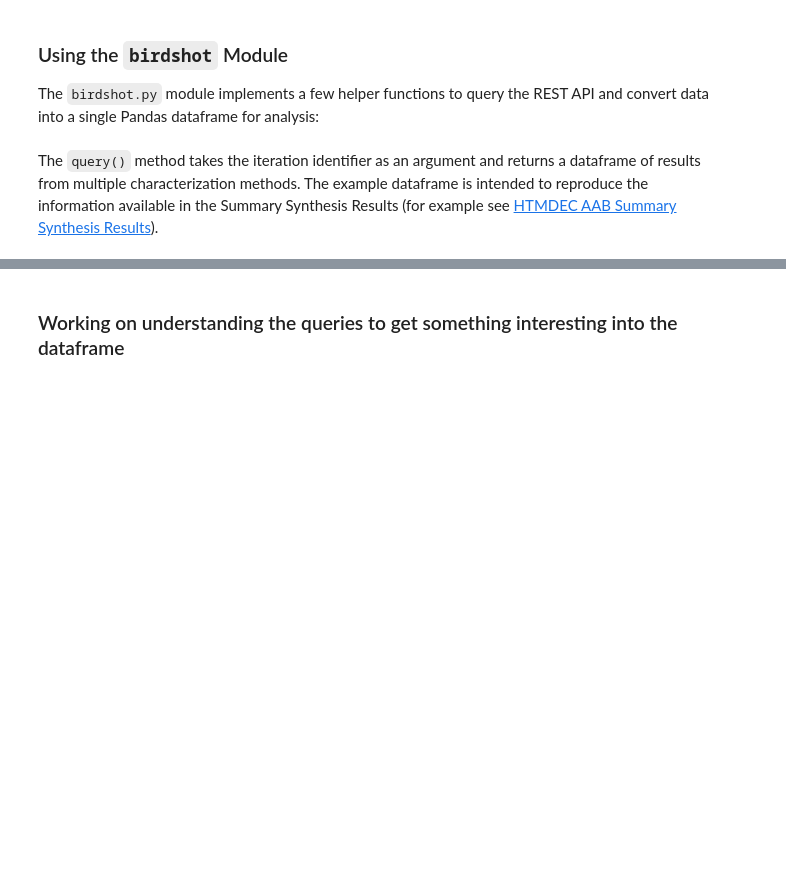
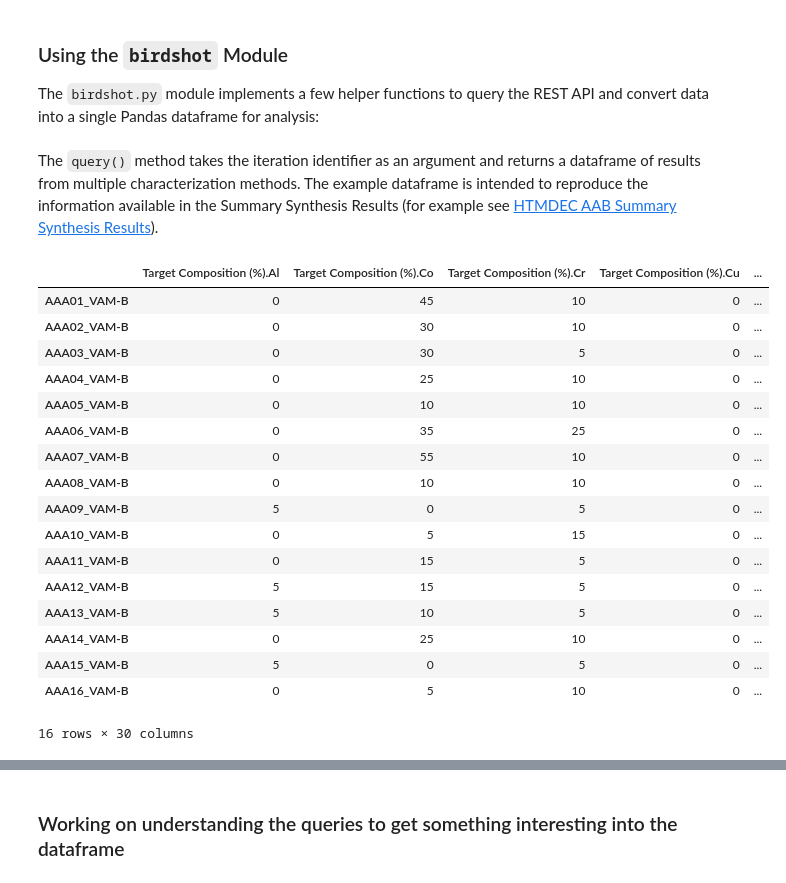
Before and after one commit to htmdec/birdshot_dms_api, a Jupyter notebook: 01_DMS_API_Example_DCE.ipynb, the cells around one changed output, grey strips where cells are left out. Cells and saved outputs as stored; diff of their text form; code cells hidden in the pictures; blank space fills up the shorter version.

```diff
--- a/01_DMS_API_Example_DCE.ipynb
+++ b/01_DMS_API_Example_DCE.ipynb
@@ -87,9 +125,28 @@ import birdshot
 # %% [markdown]
 The `query()` method takes the iteration identifier as an argument and returns a dataframe of results from multiple characterization methods. The example dataframe is intended to reproduce the information available in the Summary Synthesis Results (for example see [HTMDEC AAB Summary Synthesis Results](https://docs.google.com/spreadsheets/d/15cdImpOComsvUpAIq20_nyff65WVzN_q/)).
 # %%
-client = GirderClient(apiUrl=os.environ["GIRDER_API_URL"])
+#client = GirderClient(apiUrl=os.environ["GIRDER_API_URL"])
 #client.token = os.environ["GIRDER_TOKEN"]
-client.authenticate(apiKey=os.environ["GIRDER_TOKEN"])
+#client.authenticate(apiKey=os.environ["GIRDER_TOKEN"])
 df = birdshot.query("AAA")
 df
+# %% [output]
+|  | Target Composition (%).Al | Target Composition (%).Co | Target Composition (%).Cr | Target Composition (%).Cu | ... |
+| AAA01_VAM-B | 0 | 45 | 10 | 0 | ... |
+| AAA02_VAM-B | 0 | 30 | 10 | 0 | ... |
+| AAA03_VAM-B | 0 | 30 | 5 | 0 | ... |
+| AAA04_VAM-B | 0 | 25 | 10 | 0 | ... |
+| AAA05_VAM-B | 0 | 10 | 10 | 0 | ... |
+| AAA06_VAM-B | 0 | 35 | 25 | 0 | ... |
+| AAA07_VAM-B | 0 | 55 | 10 | 0 | ... |
+| AAA08_VAM-B | 0 | 10 | 10 | 0 | ... |
+| AAA09_VAM-B | 5 | 0 | 5 | 0 | ... |
+| AAA10_VAM-B | 0 | 5 | 15 | 0 | ... |
+| AAA11_VAM-B | 0 | 15 | 5 | 0 | ... |
+| AAA12_VAM-B | 5 | 15 | 5 | 0 | ... |
+| AAA13_VAM-B | 5 | 10 | 5 | 0 | ... |
+| AAA14_VAM-B | 0 | 25 | 10 | 0 | ... |
+| AAA15_VAM-B | 5 | 0 | 5 | 0 | ... |
+| AAA16_VAM-B | 0 | 5 | 10 | 0 | ... |
+16 rows × 30 columns
 # %%
```
Also changed, not shown: parts of 5 cells of this notebook, 2 other files.
